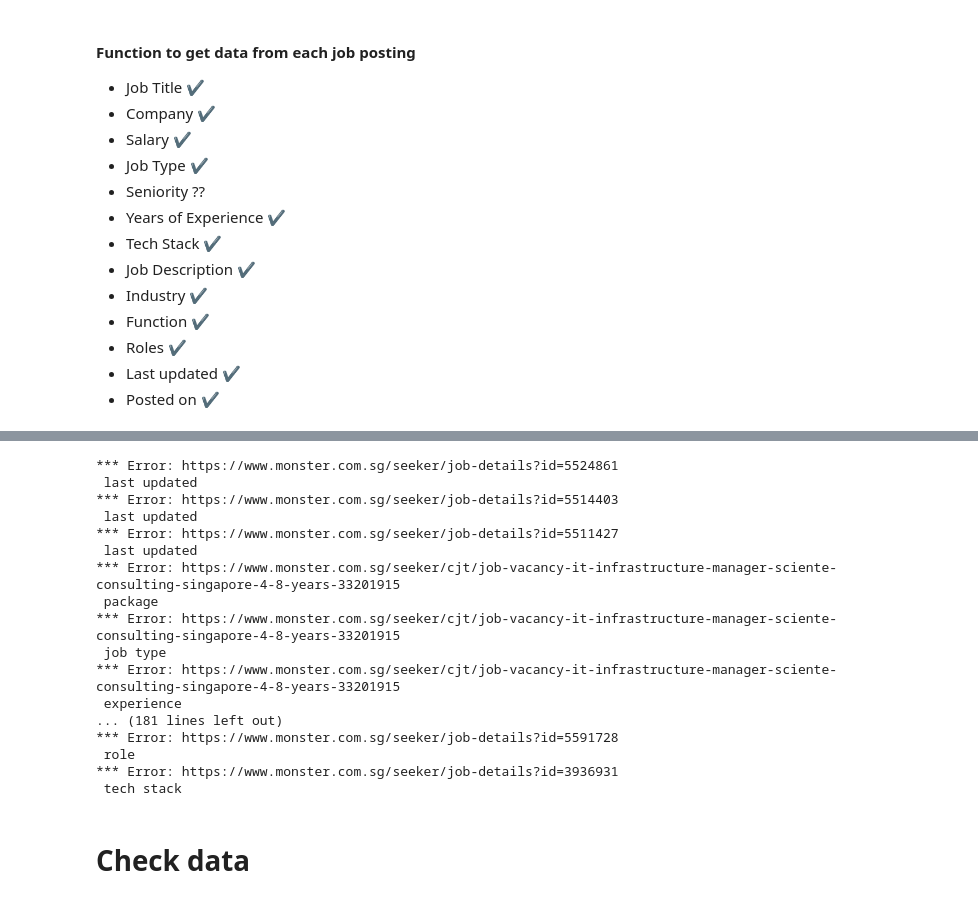
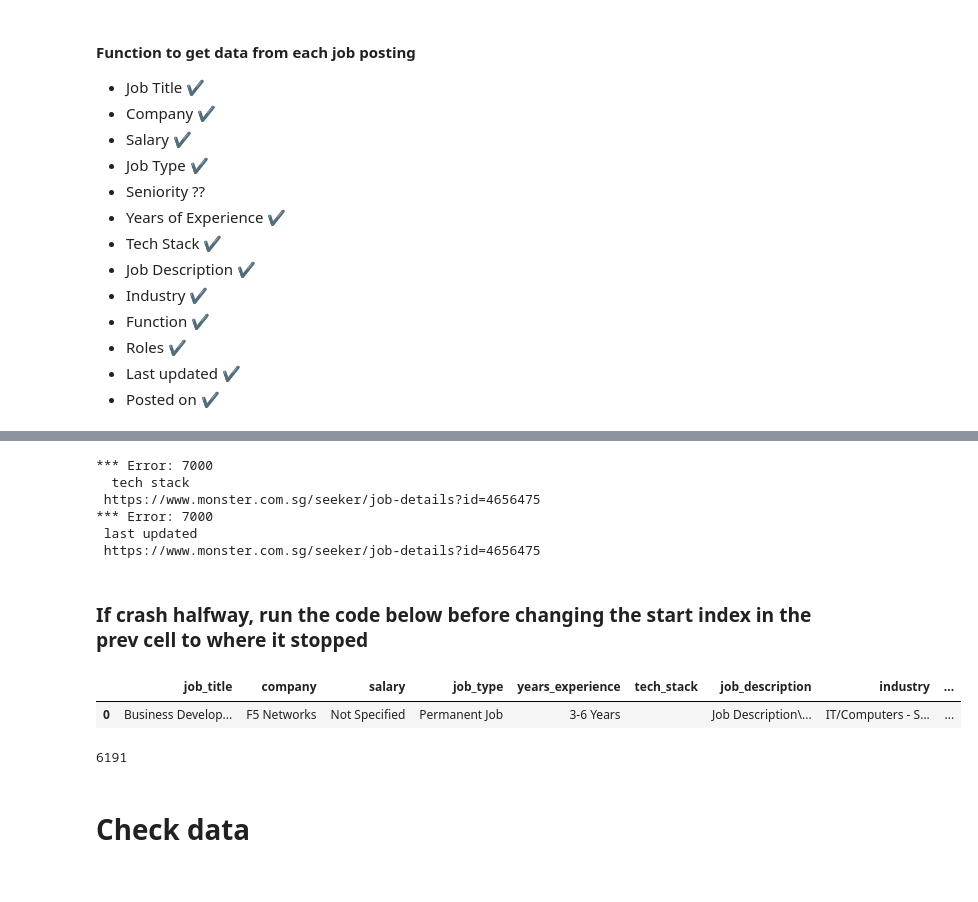
Before and after one commit to joshuawong96/job-posting-analysis, a Jupyter notebook: scraping/Monster Sg.ipynb, the cells around one changed output, grey strips where cells are left out. Drawn from its saved outputs; the diff is of its cells as text; code cells hidden in the pictures.

Commit message:
updated code
Added steps to take if face error

```diff
--- a/scraping/Monster Sg.ipynb
+++ b/scraping/Monster Sg.ipynb
@@ -213,9 +213,9 @@ links_df
 # %%
-def get_details(post_url, driver):
+def get_details(index, post_url, driver):
 
     driver.get(post_url)
     driver.execute_script("window.scrollTo(0, document.body.scrollHeight);")
-    wait = WebDriverWait(driver, 20)
+    wait = WebDriverWait(driver, 10)
 
     # If subscribe modal pops up
     driver.switch_to.active_element
@@ -234,7 +234,7 @@ def get_details(post_url, driver):
         wait.until(EC.presence_of_element_located((By.CLASS_NAME, 'package')))
         salary = driver.find_element_by_class_name("package").text
     except:
-        print(f'*** Error: {post_url} \n package')
+        print(f'*** Error: {index} \n  package \n {post_url}')
 
     # Job Type
     job_type = ""
@@ -242,7 +242,7 @@ def get_details(post_url, driver):
         wait.until(EC.presence_of_element_located((By.CLASS_NAME, 'color-grey-light')))
         job_type = driver.find_element_by_class_name('color-grey-light').text
     except:
-        print(f'*** Error: {post_url} \n job type')
+        print(f'*** Error: {index} \n  job type  \n {post_url}')
 
     # Years of Experience
     exp = ""
@@ -250,7 +250,7 @@ def get_details(post_url, driver):
         wait.until(EC.presence_of_element_located((By.CLASS_NAME, 'exp')))
         exp = driver.find_element_by_class_name('exp').text
     except:
-        print(f'*** Error: {post_url} \n experience')
+        print(f'*** Error: {index} \n  experience \n {post_url}')
 
     # Tech Stack
     tech_stack = ""
@@ -258,7 +258,7 @@ def get_details(post_url, driver):
         wait.until(EC.presence_of_element_located((By.CSS_SELECTOR, '#jobDetailHolder > div > div.job-details-wrapper > div.container.mt20.ui-v3 > div.row.fixed-sb-grid > div.col-md-12.col-lg-9 > div:nth-child(6) > div > div > div > div:nth-child(4) > div.dt-content > p')))
         tech_stack = driver.find_element_by_css_selector('#jobDetailHolder > div > div.job-details-wrapper > div.container.mt20.ui-v3 > div.row.fixed-sb-grid > div.col-md-12.col-lg-9 > div:nth-child(6) > div > div > div > div:nth-child(4) > div.dt-content > p').text
     except:
-        print(f'*** Error: {post_url} \n tech stack')
+        print(f'*** Error: {index} \n  tech stack \n {post_url}' )
 
     # Job Description
     job_des = ""
@@ -266,7 +266,7 @@ def get_details(post_url, driver):
         wait.until(EC.presence_of_element_located((By.CSS_SELECTOR, '#jobDetailHolder > div > div.job-details-wrapper > div.container.mt20.ui-v3 > div.row.fixed-sb-grid > div.col-md-12.col-lg-9 > div:nth-child(2) > div > div > div.card-panel.job-description-content > p')))
         job_des = driver.find_element_by_css_selector('#jobDetailHolder > div > div.job-details-wrapper > div.container.mt20.ui-v3 > div.row.fixed-sb-grid > div.col-md-12.col-lg-9 > div:nth-child(2) > div > div > div.card-panel.job-description-content > p').text
     except:
-         print(f'*** Error: {post_url} \n experience')
+         print(f'*** Error: {index} \n  experience \n {post_url}')
 
     # Industry
     industry = ""
@@ -274,7 +274,7 @@ def get_details(post_url, driver):
         wait.until(EC.presence_of_element_located((By.CSS_SELECTOR, '#jobDetailHolder > div > div.job-details-wrapper > div.container.mt20.ui-v3 > div.row.fixed-sb-grid > div.col-md-12.col-lg-9 > div:nth-child(6) > div > div > div > div:nth-child(1) > div.dt-content > p')))
         industry = driver.find_element_by_css_selector('#jobDetailHolder > div > div.job-details-wrapper > div.container.mt20.ui-v3 > div.row.fixed-sb-grid > div.col-md-12.col-lg-9 > div:nth-child(6) > div > div > div > div:nth-child(1) > div.dt-content > p').text
     except:
-        print(f'*** Error: {post_url} \n industry')
+        print(f'*** Error: {index} \n  industry \n {post_url}')
 
     # Function
     function = ""
@@ -282,7 +282,7 @@ def get_details(post_url, driver):
         wait.until(EC.presence_of_element_located((By.CSS_SELECTOR, '#jobDetailHolder > div > div.job-details-wrapper > div.container.mt20.ui-v3 > div.row.fixed-sb-grid > div.col-md-12.col-lg-9 > div:nth-child(6) > div > div > div > div:nth-child(2) > div.dt-content > p')))
         function = driver.find_element_by_css_selector('#jobDetailHolder > div > div.job-details-wrapper > div.container.mt20.ui-v3 > div.row.fixed-sb-grid > div.col-md-12.col-lg-9 > div:nth-child(6) > div > div > div > div:nth-child(2) > div.dt-content > p').text
     except:
-        print(f'*** Error: {post_url} \n function')
+        print(f'*** Error: {index} \n function \n {post_url}')
 
     # Roles
     role = ""
@@ -290,7 +290,7 @@ def get_details(post_url, driver):
         wait.until(EC.presence_of_element_located((By.CSS_SELECTOR, '#jobDetailHolder > div > div.job-details-wrapper > div.container.mt20.ui-v3 > div.row.fixed-sb-grid > div.col-md-12.col-lg-9 > div:nth-child(6) > div > div > div > div:nth-child(3) > div.dt-content > p')))
         role = driver.find_element_by_css_selector('#jobDetailHolder > div > div.job-details-wrapper > div.container.mt20.ui-v3 > div.row.fixed-sb-grid > div.col-md-12.col-lg-9 > div:nth-child(6) > div > div > div > div:nth-child(3) > div.dt-content > p').text
     except:
-        print(f'*** Error: {post_url} \n role')
+        print(f'*** Error: {index} \n role \n {post_url}')
 
     # Last Updated
     y = 4000
@@ -302,11 +302,11 @@ def get_details(post_url, driver):
     last_updated = ""
 
     try:
-        wait.until(EC.presence_of_element_located((By.CSS_SELECTOR, '#jobDetailHolder > div > div.job-details-wrapper > div.container.mt20.ui-v3 > div.row.fixed-sb-grid > div.col-md-12.col-lg-9 > div.last-updated.fs-14.color-grey.mt20 > span:nth-child(1)')))
+        wait_update.until(EC.presence_of_element_located((By.CSS_SELECTOR, '#jobDetailHolder > div > div.job-details-wrapper > div.container.mt20.ui-v3 > div.row.fixed-sb-grid > div.col-md-12.col-lg-9 > div.last-updated.fs-14.color-grey.mt20 > span:nth-child(1)')))
         last_updated = driver.find_element_by_css_selector('#jobDetailHolder > div > div.job-details-wrapper > div.container.mt20.ui-v3 > div.row.fixed-sb-grid > div.col-md-12.col-lg-9 > div.last-updated.fs-14.color-grey.mt20 > span:nth-child(1)').text
 
     except:
-        print(f'*** Error: {post_url} \n last updated')
+        print(f'*** Error: {index} \n last updated \n {post_url}')
 
     # Date post
     posted_on = ""
@@ -315,7 +315,7 @@ def get_details(post_url, driver):
         posted_on = driver.find_element_by_css_selector('#jobDetailHolder > div > div.job-details-wrapper > div.container.mt20.ui-v3 > div.row.fixed-sb-grid > div.col-md-12.col-lg-9 > div:nth-child(1) > div > div.card-footer.apply-footer.no-bdr.pd0.bg-grey > div.posted-update.pl0 > span:nth-child(1)').text
         posted_on = posted_on.split(': ')[1]
     except:
-        print(f'*** Error: {post_url} \n posted on')
+        print(f'*** Error: {index} \n  posted on \n {post_url}')
 
 
     return [salary, job_type, exp, tech_stack, job_des, industry, function, role, last_updated, posted_on]
@@ -327,15 +327,15 @@ final_df = pd.DataFrame(columns = ['job_title', 'company', 'salary', 'job_type',
 driver = webdriver.Chrome(executable_path = "C:/chrome/chromedriver.exe")
 
 # Update start and end index
-start = 101
-end = 300
+start = 7000
+end = 7500
 
 count = 0
 for i, row in links_df[start : end].iterrows():
     title = [row['job_title']]
     company = [row['company']]
     url = row['cleaned_url']
-    details = get_details(url, driver)
+    details = get_details(i, url, driver)
     all_details = title + company + details
 
 
@@ -343,8 +343,10 @@ for i, row in links_df[start : end].iterrows():
     count += 1
 
 
-    if i % 100 == 0:
+    if count % 100 == 0:
+        print()
         print(i, ' Done')
+        print()
         final_df.to_csv('./Posts_MonsterSg.csv', mode='a', index=False, header=False)
         final_df = pd.DataFrame(columns = ['job_title', 'company', 'salary', 'job_type', 'years_experience', 'tech_stack',
                                  'job_description', 'industry', 'function', 'roles', 'last_updated', 'posted_on'])
@@ -352,20 +354,16 @@ for i, row in links_df[start : end].iterrows():
 
 final_df.to_csv('./Posts_MonsterSg.csv', mode='a', index=False, header=False)
 # %% [output]
-*** Error: https://www.monster.com.sg/seeker/job-details?id=5524861
+*** Error: 7000
+  tech stack
+ https://www.monster.com.sg/seeker/job-details?id=4656475
+*** Error: 7000
  last updated
-*** Error: https://www.monster.com.sg/seeker/job-details?id=5514403
- last updated
-*** Error: https://www.monster.com.sg/seeker/job-details?id=5511427
- last updated
-*** Error: https://www.monster.com.sg/seeker/cjt/job-vacancy-it-infrastructure-manager-sciente-consulting-singapore-4-8-years-33201915
- package
-*** Error: https://www.monster.com.sg/seeker/cjt/job-vacancy-it-infrastructure-manager-sciente-consulting-singapore-4-8-years-33201915
- job type
-*** Error: https://www.monster.com.sg/seeker/cjt/job-vacancy-it-infrastructure-manager-sciente-consulting-singapore-4-8-years-33201915
- experience
-... (181 lines left out)
-*** Error: https://www.monster.com.sg/seeker/job-details?id=5591728
- role
-*** Error: https://www.monster.com.sg/seeker/job-details?id=3936931
- tech stack
+ https://www.monster.com.sg/seeker/job-details?id=4656475
+# %% [markdown]
+### If crash halfway, run the code below before changing the start index in the prev cell to where it stopped
+# %%
+final_df
+# %% [output]
+|  | job_title | company | salary | job_type | years_experience | tech_stack | job_description | industry | ... |
+| 0 | Business Develop... | F5 Networks | Not Specified | Permanent Job | 3-6 Years |  | Job Description\... | IT/Computers - S... | ... |
@@ -372,3 +379,8 @@ final_df.to_csv('./Posts_MonsterSg.csv', mode='a', index=False, header=False)
+# %%
+# set the start index to the following result
+print(i)
+# %% [output]
+6191
 # %% [markdown]
 # Check data
 # %%
```
Also changed, not shown: parts of 15 cells of this notebook.
